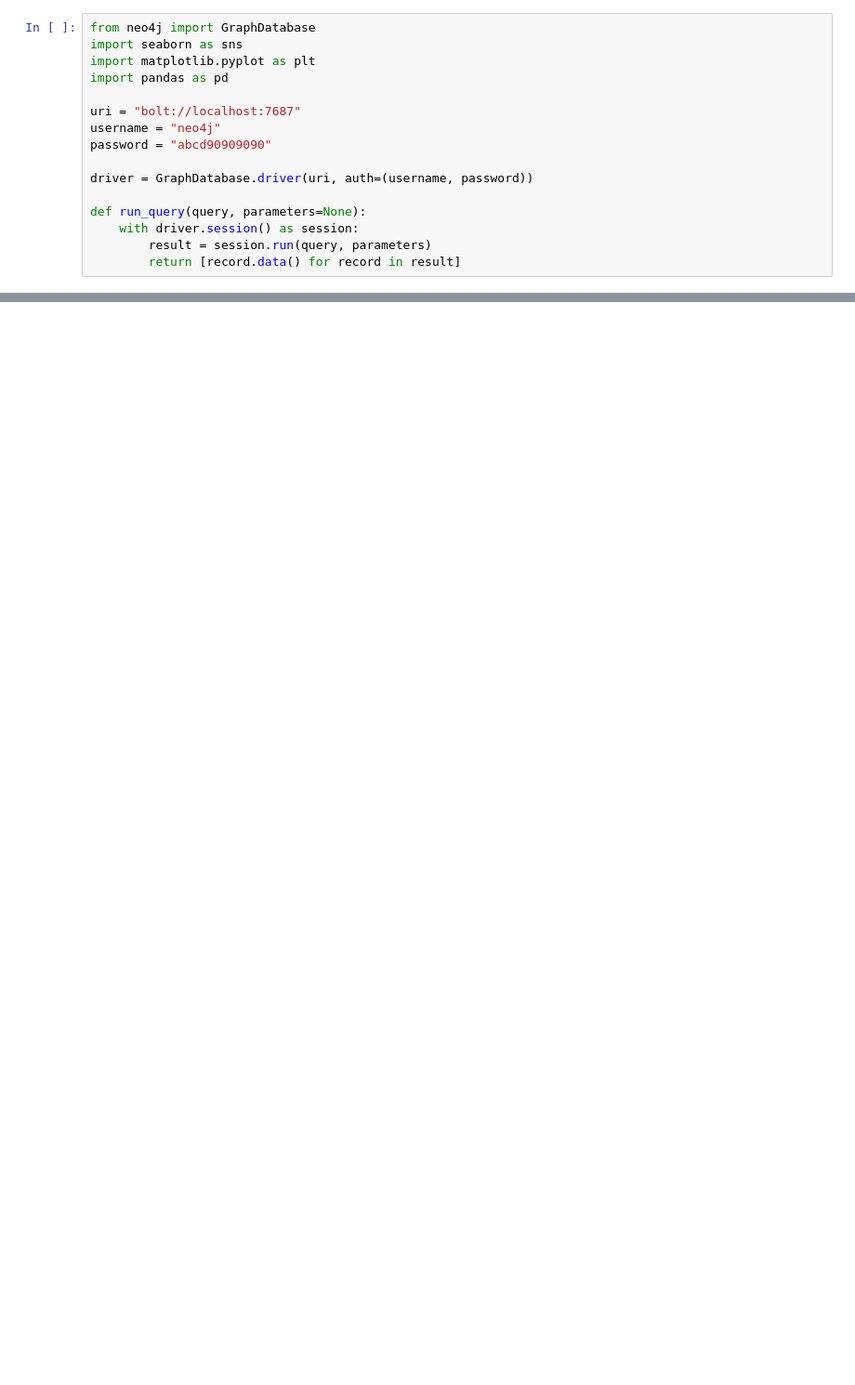
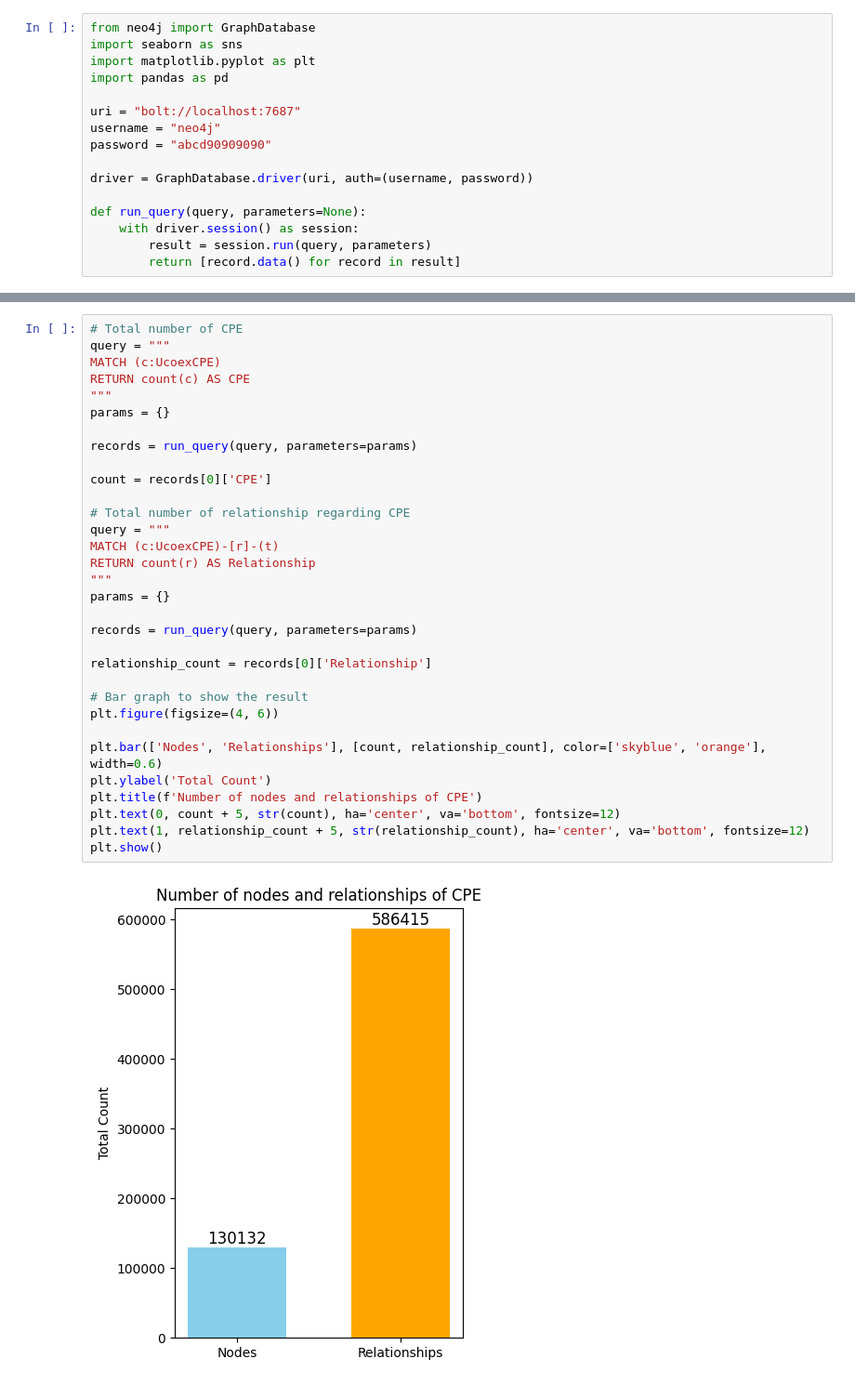
Before and after one commit to shinPark43/Query-API-for-UCKG, a Jupyter notebook: cpe.ipynb, the cells around one changed output, grey strips where cells are left out. Shown at 93% size. Cells and saved outputs as stored; diff of their text form; blank space fills up the shorter version.

```diff
--- a/cpe.ipynb
+++ b/cpe.ipynb
@@ -20,0 +37,34 @@ def run_query(query, parameters=None):
+# %%
+# Total number of CPE
+query = """
+MATCH (c:UcoexCPE)
+RETURN count(c) AS CPE
+"""
+params = {}
+
+records = run_query(query, parameters=params)
+
+count = records[0]['CPE']
+
+# Total number of relationship regarding CPE
+query = """
+MATCH (c:UcoexCPE)-[r]-(t)
+RETURN count(r) AS Relationship
+"""
+params = {}
+
+records = run_query(query, parameters=params)
+
+relationship_count = records[0]['Relationship']
+
+# Bar graph to show the result
+plt.figure(figsize=(4, 6))
+
+plt.bar(['Nodes', 'Relationships'], [count, relationship_count], color=['skyblue', 'orange'], width=0.6)
+plt.ylabel('Total Count')
+plt.title(f'Number of nodes and relationships of CPE')
+plt.text(0, count + 5, str(count), ha='center', va='bottom', fontsize=12)
+plt.text(1, relationship_count + 5, str(relationship_count), ha='center', va='bottom', fontsize=12)
+plt.show()
+# %% [output]
+[figure, added]
```
Also changed, not shown: parts of 20 cells of this notebook.
